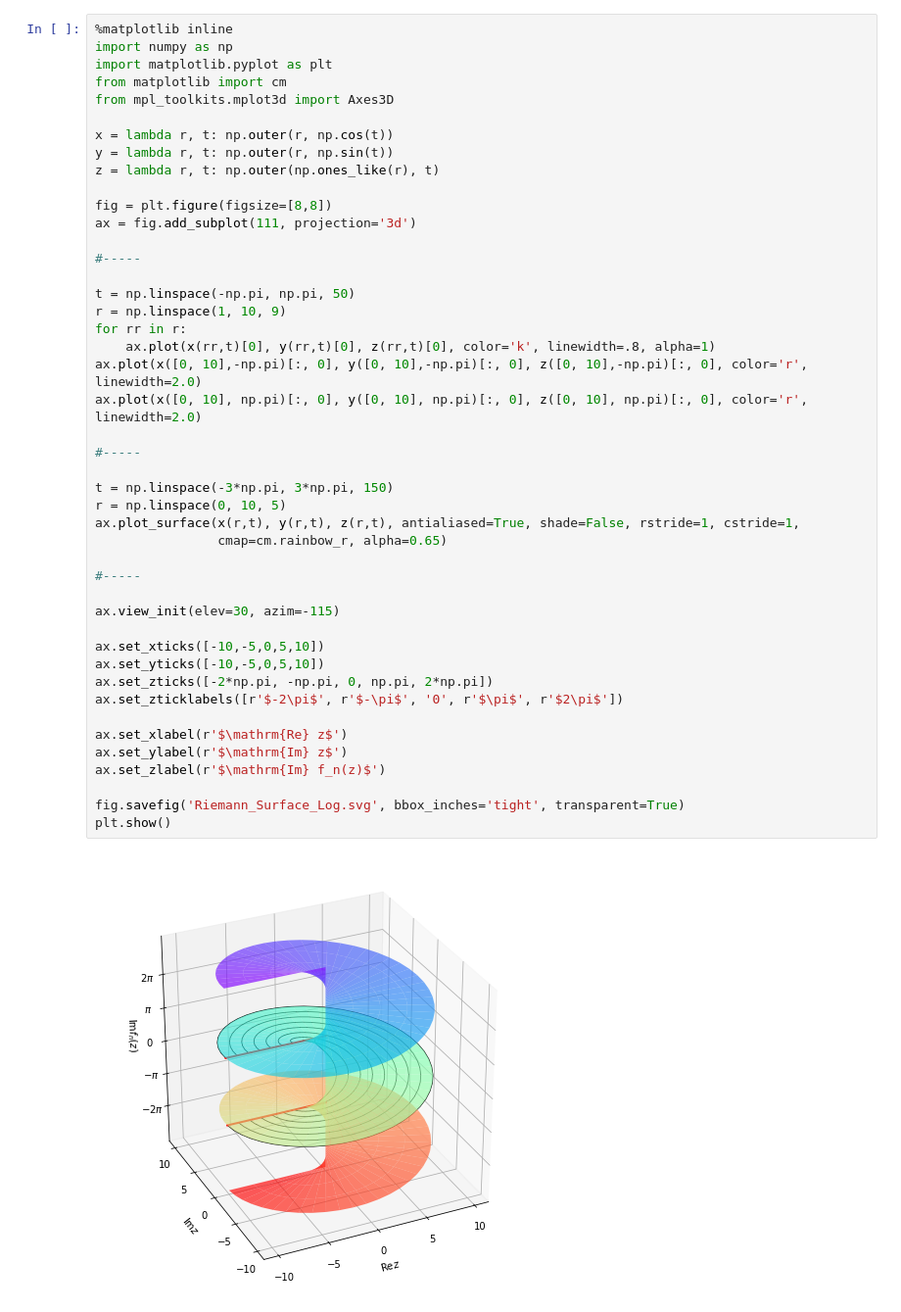
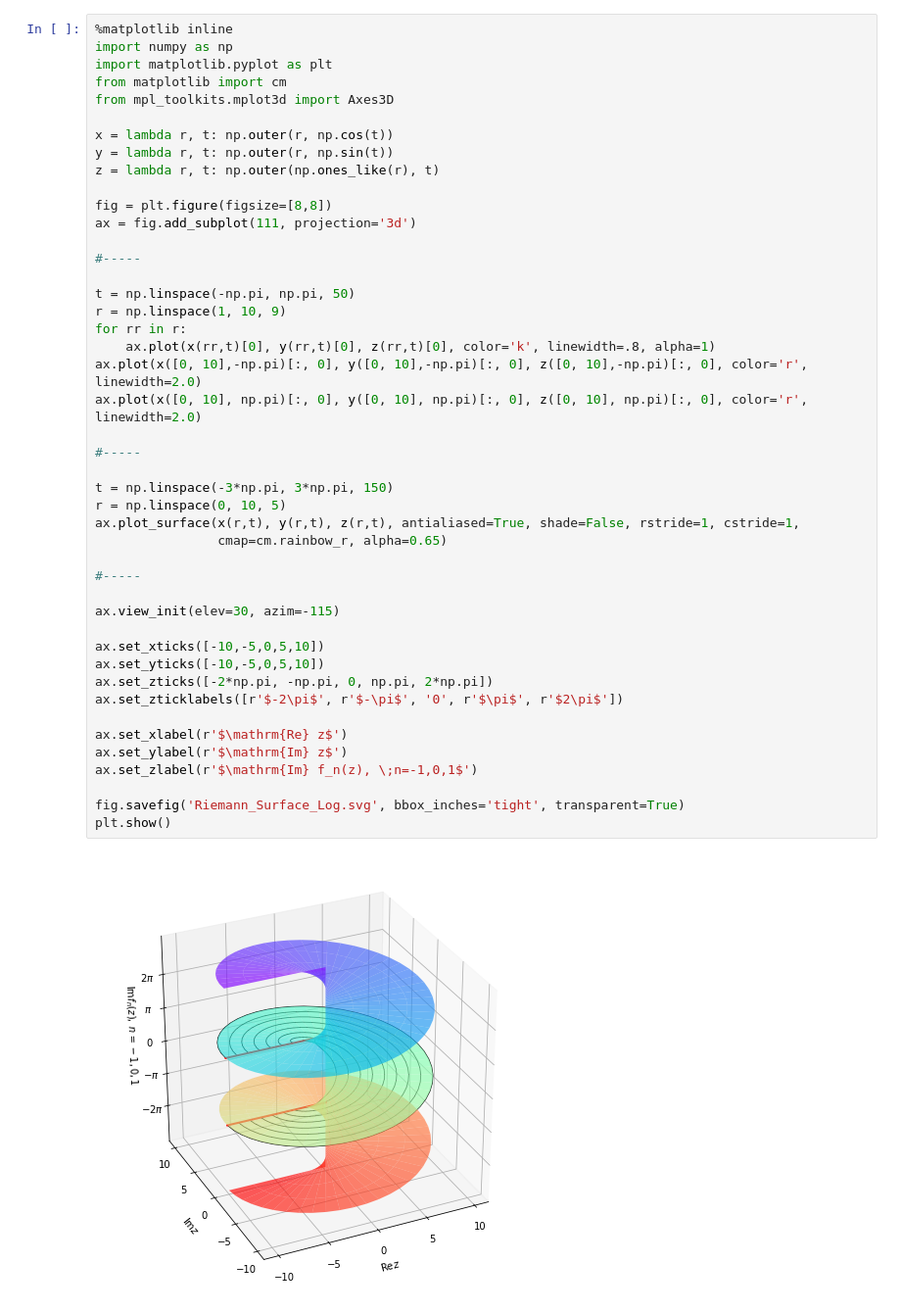
Before and after one commit to SeoulTechPSE/GradMath, a Jupyter notebook: codes/fig01_Riemann_Surface_Log.ipynb, the cells around one changed output. Shown at 98% size. Drawn from its saved outputs; the diff is of its cells as text.

```diff
--- a/codes/fig01_Riemann_Surface_Log.ipynb
+++ b/codes/fig01_Riemann_Surface_Log.ipynb
@@ -16,32 +16,32 @@ ax = fig.add_subplot(111, projection='3d')
 
 t = np.linspace(-np.pi, np.pi, 50)
 r = np.linspace(1, 10, 9)
 for rr in r:
     ax.plot(x(rr,t)[0], y(rr,t)[0], z(rr,t)[0], color='k', linewidth=.8, alpha=1)
 ax.plot(x([0, 10],-np.pi)[:, 0], y([0, 10],-np.pi)[:, 0], z([0, 10],-np.pi)[:, 0], color='r', linewidth=2.0)
 ax.plot(x([0, 10], np.pi)[:, 0], y([0, 10], np.pi)[:, 0], z([0, 10], np.pi)[:, 0], color='r', linewidth=2.0)
 
 #-----
 
 t = np.linspace(-3*np.pi, 3*np.pi, 150)
 r = np.linspace(0, 10, 5)
 ax.plot_surface(x(r,t), y(r,t), z(r,t), antialiased=True, shade=False, rstride=1, cstride=1,
                 cmap=cm.rainbow_r, alpha=0.65)
 
 #-----
 
 ax.view_init(elev=30, azim=-115)
 
 ax.set_xticks([-10,-5,0,5,10])
 ax.set_yticks([-10,-5,0,5,10])
 ax.set_zticks([-2*np.pi, -np.pi, 0, np.pi, 2*np.pi])
 ax.set_zticklabels([r'$-2\pi$', r'$-\pi$', '0', r'$\pi$', r'$2\pi$'])
 
 ax.set_xlabel(r'$\mathrm{Re} z$')
 ax.set_ylabel(r'$\mathrm{Im} z$')
-ax.set_zlabel(r'$\mathrm{Im} f_n(z)$')
+ax.set_zlabel(r'$\mathrm{Im} f_n(z), \;n=-1,0,1$')
 
 fig.savefig('Riemann_Surface_Log.svg', bbox_inches='tight', transparent=True)
 plt.show()
 # %% [output]
-[figure, old version]
+[figure, new version]
```
